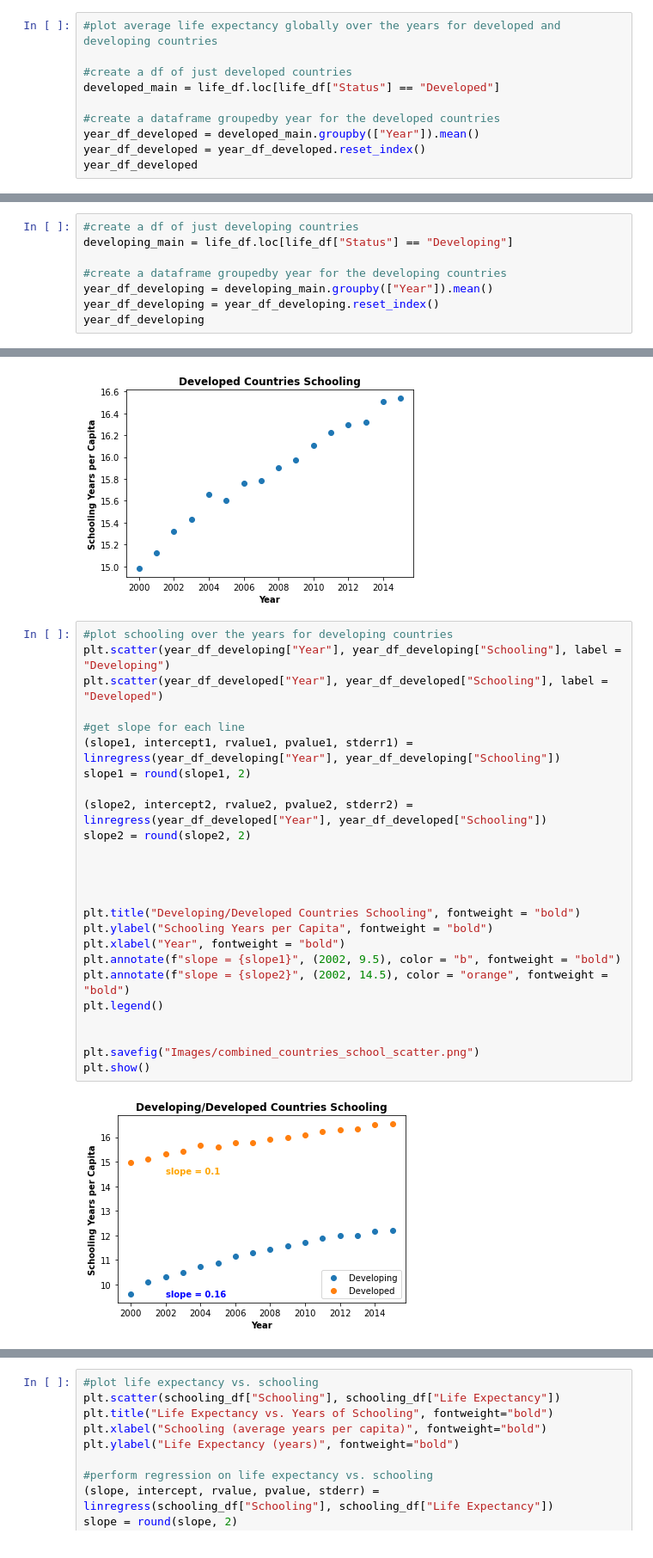
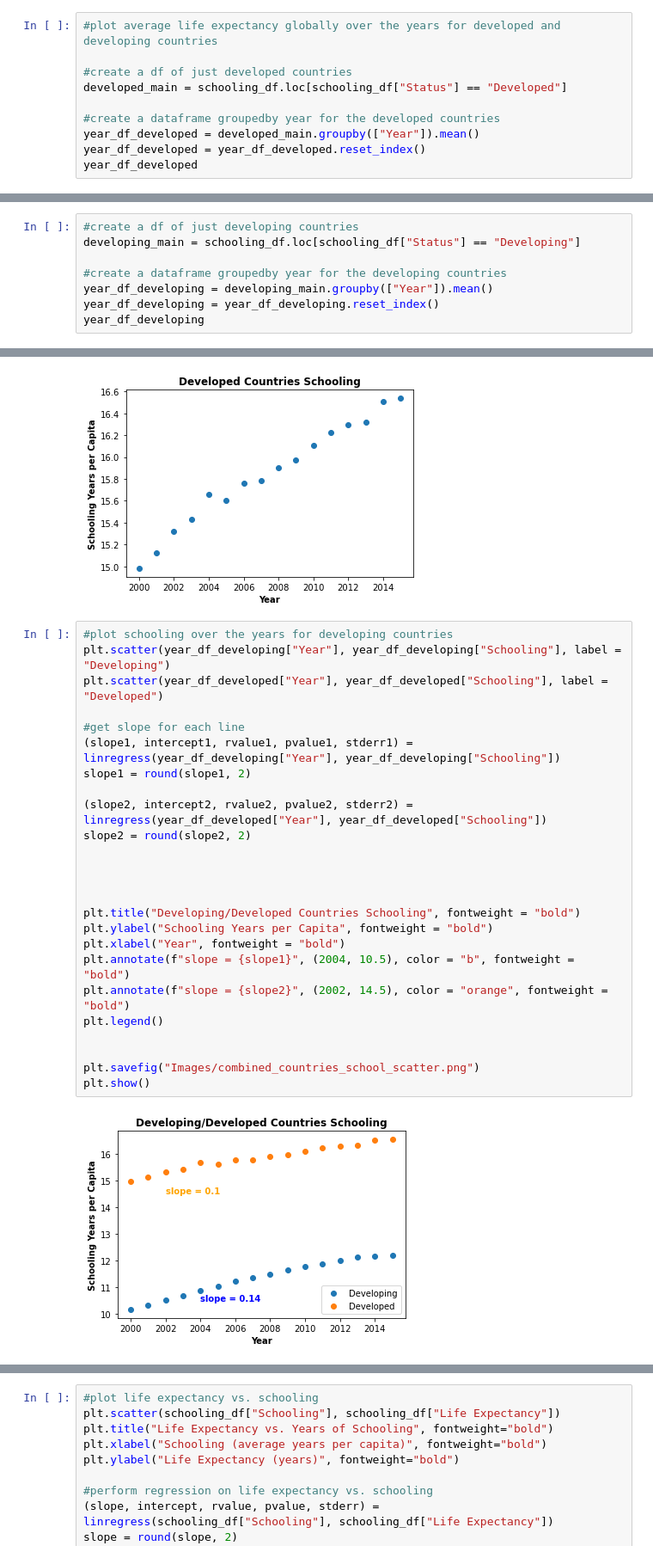
Before and after one commit to jaryan77/TeamTitans_Project_1, a Jupyter notebook: Colin_starter_analysis.ipynb, the cells around one changed output, grey strips where cells are left out. Shown: that part at 86% size. Drawn from its saved outputs; the diff is of its cells as text.

```diff
--- a/Colin_starter.ipynb
+++ b/Colin_starter_analysis.ipynb
@@ -66,7 +108,7 @@ life_df = life_df.rename(columns={'Life expectancy ': 'Life Expectancy',
 #plot average life expectancy globally over the years for developed and developing countries
 
 #create a df of just developed countries
-developed_main = life_df.loc[life_df["Status"] == "Developed"]
+developed_main = schooling_df.loc[schooling_df["Status"] == "Developed"]
 
 #create a dataframe groupedby year for the developed countries
 year_df_developed = developed_main.groupby(["Year"]).mean()
@@ -103,6 +145,6 @@ plt.show()
 # %%
 #create a df of just developing countries
-developing_main = life_df.loc[life_df["Status"] == "Developing"]
+developing_main = schooling_df.loc[schooling_df["Status"] == "Developing"]
 
 #create a dataframe groupedby year for the developing countries
 year_df_developing = developing_main.groupby(["Year"]).mean()
@@ -174,27 +216,27 @@ plt.show()
 # %%
 #plot schooling over the years for developing countries
 plt.scatter(year_df_developing["Year"], year_df_developing["Schooling"], label = "Developing")
 plt.scatter(year_df_developed["Year"], year_df_developed["Schooling"], label = "Developed")
 
 #get slope for each line
 (slope1, intercept1, rvalue1, pvalue1, stderr1) = linregress(year_df_developing["Year"], year_df_developing["Schooling"])
 slope1 = round(slope1, 2)
 
 (slope2, intercept2, rvalue2, pvalue2, stderr2) = linregress(year_df_developed["Year"], year_df_developed["Schooling"])
 slope2 = round(slope2, 2)
 
 
 
 
 plt.title("Developing/Developed Countries Schooling", fontweight = "bold")
 plt.ylabel("Schooling Years per Capita", fontweight = "bold")
 plt.xlabel("Year", fontweight = "bold")
-plt.annotate(f"slope = {slope1}", (2002, 9.5), color = "b", fontweight = "bold")
+plt.annotate(f"slope = {slope1}", (2004, 10.5), color = "b", fontweight = "bold")
 plt.annotate(f"slope = {slope2}", (2002, 14.5), color = "orange", fontweight = "bold")
 plt.legend()
 
 
 plt.savefig("Images/combined_countries_school_scatter.png")
 plt.show()
 # %% [output]
-[figure, old version]
+[figure, new version]
```
Also changed, not shown: parts of 21 cells of this notebook, 8 other files.
